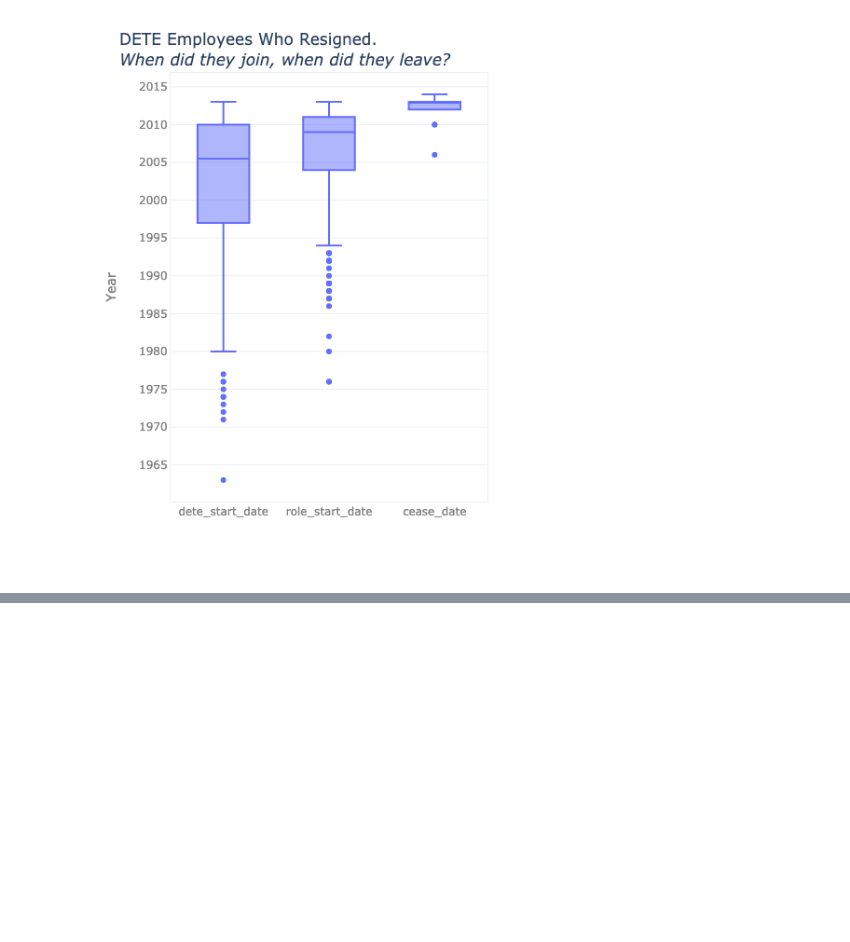
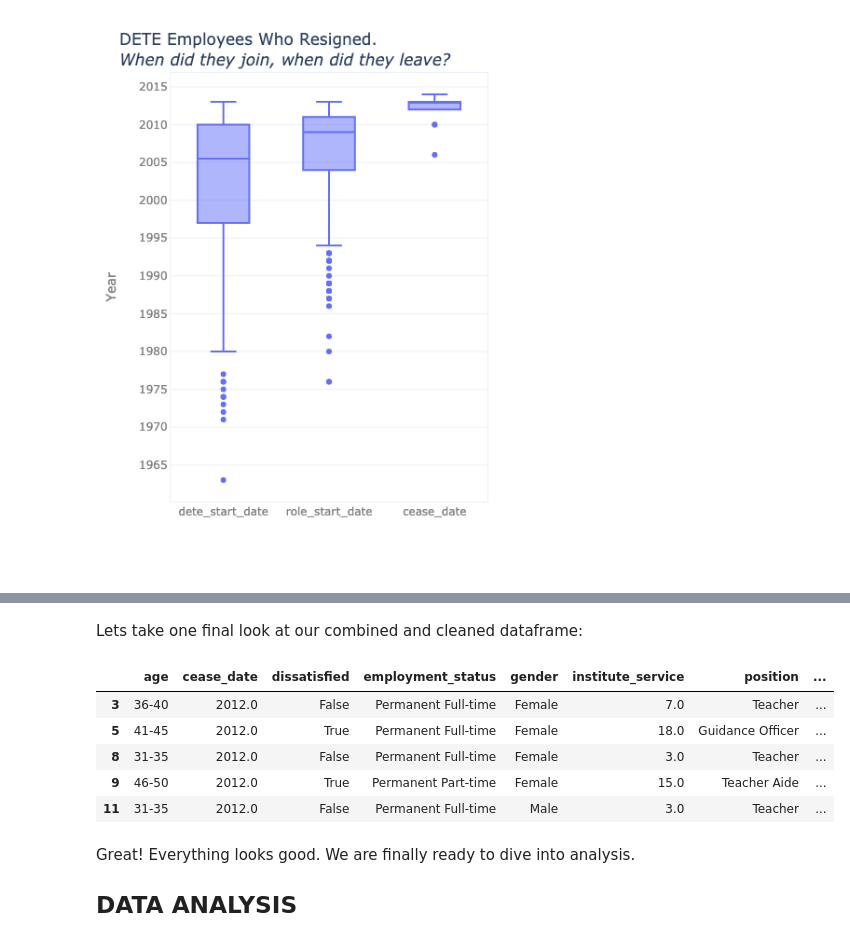
Before and after one commit to Lippins/Employee_exit_surveys, a Jupyter notebook: notebook.ipynb, the cells around one changed output, grey strips where cells are left out. Saved outputs shown, nothing was run; the diff lists cells and outputs as text; code cells hidden in the pictures; blank space fills up the shorter version.

```diff
--- a/notebook.ipynb
+++ b/notebook.ipynb
@@ -933,0 +1135,5 @@ memory usage: 51.4+ KB
+# %%
+combined = combined[(combined['age'].notnull() & combined['service_category'].notnull())]
+
+print('\033[1m' + '\033[4m' +  '\033[94m' + 'Null Values in our Combined Dataframe' + '\033[0m')
+combined.isnull().sum()
@@ -933,0 +1157,5 @@ memory usage: 51.4+ KB
+# %%
+combined = combined[combined['gender'].notnull()]
+
+print('\033[1m' + '\033[4m' +  '\033[94m' + 'Null Values left after cleaning' + '\033[0m')
+combined.isnull().sum()
@@ -933,0 +1203,21 @@ memory usage: 51.4+ KB
+# %%
+teaching_roles = ['Teacher', 'Teacher (including LVT)', 'Teacher Aide', 'Guidance Officer', 'Tutor',
+                 'Workplace Training Officer']
+
+def map_position(entry):
+    ''''Maps entry under teaching or non-teaching staff'''
+
+    if pd.isnull(entry):
+        return 'Non-Teaching staff'
+    elif entry.strip() in teaching_roles:
+        return 'Teaching staff'
+    else:
+        return 'Non-Teaching staff'
+
+# Apply function to the position column
+combined['role'] = combined['position'].apply(map_position)
+
+# Preview results
+pretty_print(combined['role'].value_counts(dropna=False),
+             ['Role', 'Count'], colors[1],
+             'Entries in the role column')
@@ -933,0 +1252,7 @@ memory usage: 51.4+ KB
+# %%
+# Replace casual with contract/casual
+combined['employment_status'] = combined['employment_status'].str.replace('Casual', 'Contract/casual')
+
+pretty_print(combined['employment_status'].value_counts(dropna=False),
+             ['Status', 'Count'], colors[1],
+             'Entries in the employment status column - After cleaning')
@@ -933,0 +1270,15 @@ memory usage: 51.4+ KB
+# %% [markdown]
+Lets take one final look at our combined and cleaned dataframe:
+# %%
+combined.head()
+# %% [output]
+|  | age | cease_date | dissatisfied | employment_status | gender | institute_service | position | ... |
+| 3 | 36-40 | 2012.0 | False | Permanent Full-time | Female | 7.0 | Teacher | ... |
+| 5 | 41-45 | 2012.0 | True | Permanent Full-time | Female | 18.0 | Guidance Officer | ... |
+| 8 | 31-35 | 2012.0 | False | Permanent Full-time | Female | 3.0 | Teacher | ... |
+| 9 | 46-50 | 2012.0 | True | Permanent Part-time | Female | 15.0 | Teacher Aide | ... |
+| 11 | 31-35 | 2012.0 | False | Permanent Full-time | Male | 3.0 | Teacher | ... |
+# %% [markdown]
+Great! Everything looks good. We are finally ready to dive into analysis.
+
+## DATA ANALYSIS
```
Also changed, not shown: parts of 118 cells of this notebook.
